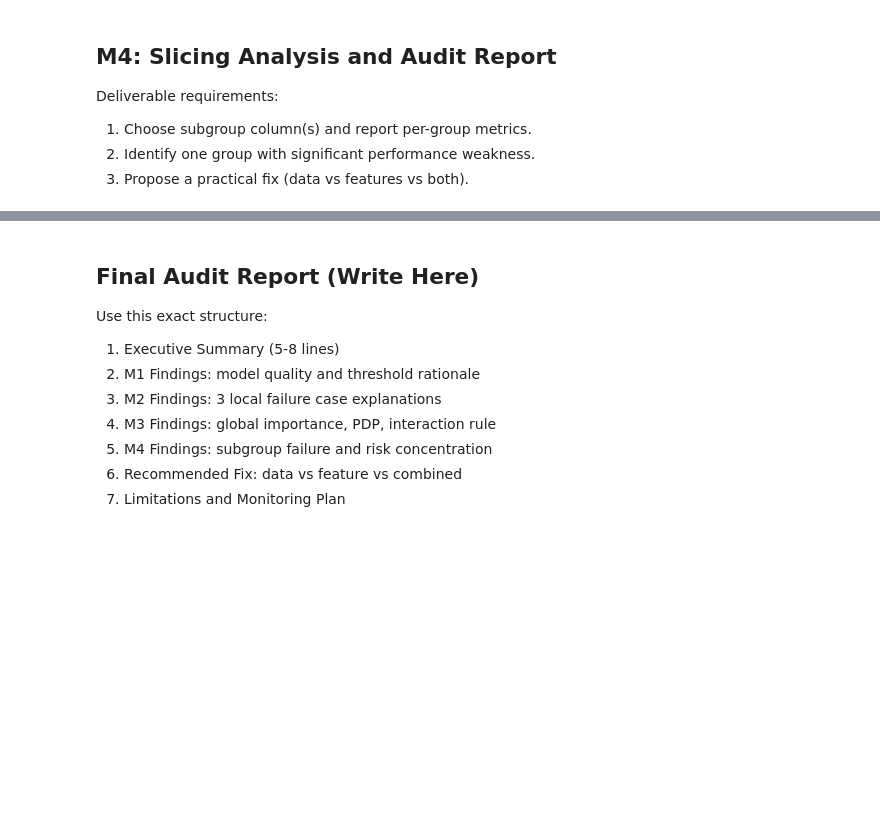
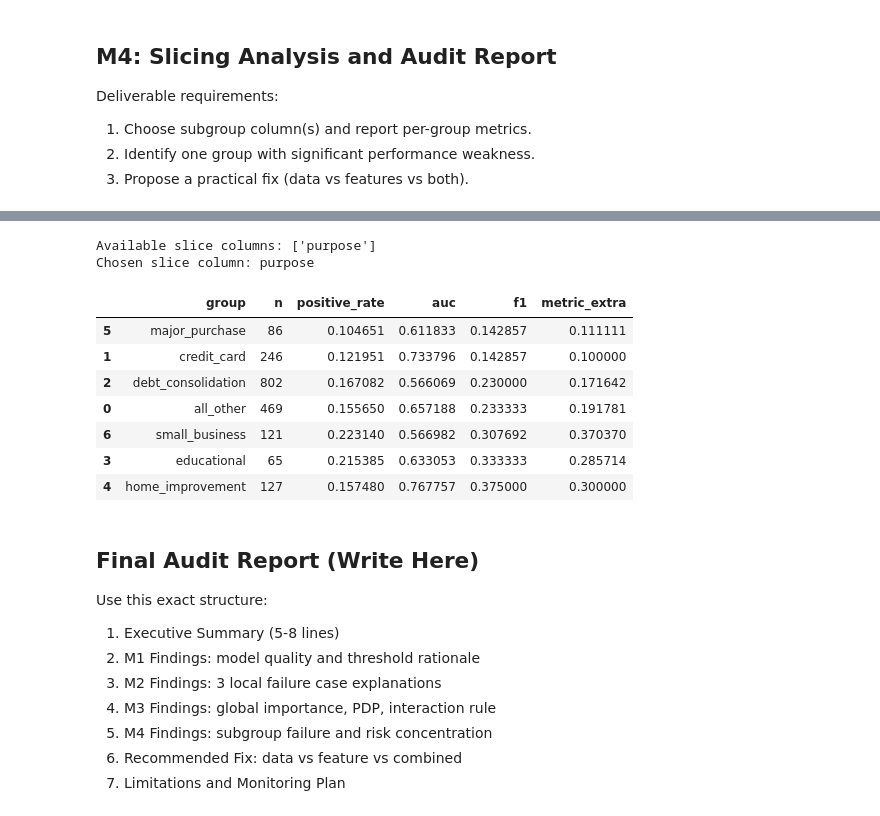
Before and after one commit to HetJivani04/LendingClub-XAI-Professional-Model-Audit, a Jupyter notebook: project_workbook.ipynb, the cells around one changed output, grey strips where cells are left out. Cells and saved outputs as stored; diff of their text form; code cells hidden in the pictures; blank space fills up the shorter version.

```diff
--- a/project_workbook.ipynb
+++ b/project_workbook.ipynb
@@ -651,38 +699,50 @@ available = [c for c in slice_candidates if c in X_val.columns]
 print('Available slice columns:', available)
 
 # TODO: Manually choose one available slice column and justify choice in markdown.
-slice_col = None
+slice_col = 'purpose'
 
 if slice_col is None:
     raise ValueError('Set slice_col to one of the available slice columns.')
 print('Chosen slice column:', slice_col)
+# %% [output]
+Available slice columns: ['purpose']
+Chosen slice column: purpose
 # %%
 tmp = pd.DataFrame({
     'group': X_val[slice_col].astype(str).fillna('missing'),
     'y_true': y_val.values,
     'y_prob': val_proba
 })
 tmp['y_pred'] = (tmp['y_prob'] >= threshold).astype(int)
 
 rows = []
 for g, part in tmp.groupby('group'):
     if len(part) < 50:
         continue
     # TODO: compute at least AUC and F1 for each slice; add one extra metric of your choice.
     auc = roc_auc_score(part['y_true'], part['y_prob']) if part['y_true'].nunique() > 1 else np.nan
     f1 = f1_score(part['y_true'], part['y_pred']) if part['y_true'].nunique() > 1 else np.nan
-    metric_extra = np.nan  # TODO replace with your chosen metric
+    metric_extra = recall_score(part['y_true'], part['y_pred']) if part['y_true'].nunique() > 1 else np.nan # TODO replace with your chosen metric
     rows.append({
         'group': g,
         'n': len(part),
         'positive_rate': part['y_true'].mean(),
         'auc': auc,
         'f1': f1,
         'metric_extra': metric_extra
     })
 
 slice_report = pd.DataFrame(rows).sort_values(['f1', 'auc'], na_position='last')
 display(slice_report.head(20))
+# %% [output]
+|  | group | n | positive_rate | auc | f1 | metric_extra |
+| 5 | major_purchase | 86 | 0.104651 | 0.611833 | 0.142857 | 0.111111 |
+| 1 | credit_card | 246 | 0.121951 | 0.733796 | 0.142857 | 0.100000 |
+| 2 | debt_consolidation | 802 | 0.167082 | 0.566069 | 0.230000 | 0.171642 |
+| 0 | all_other | 469 | 0.155650 | 0.657188 | 0.233333 | 0.191781 |
+| 6 | small_business | 121 | 0.223140 | 0.566982 | 0.307692 | 0.370370 |
+| 3 | educational | 65 | 0.215385 | 0.633053 | 0.333333 | 0.285714 |
+| 4 | home_improvement | 127 | 0.157480 | 0.767757 | 0.375000 | 0.300000 |
 # %% [markdown]
 ## Final Audit Report (Write Here)
 
```
Also changed, not shown: parts of 10 cells of this notebook.
